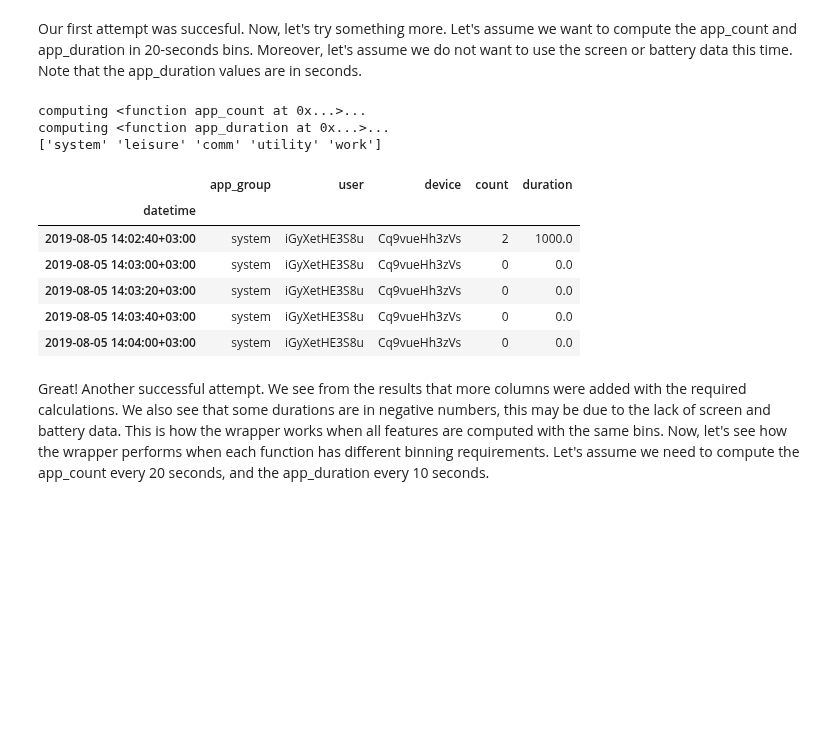
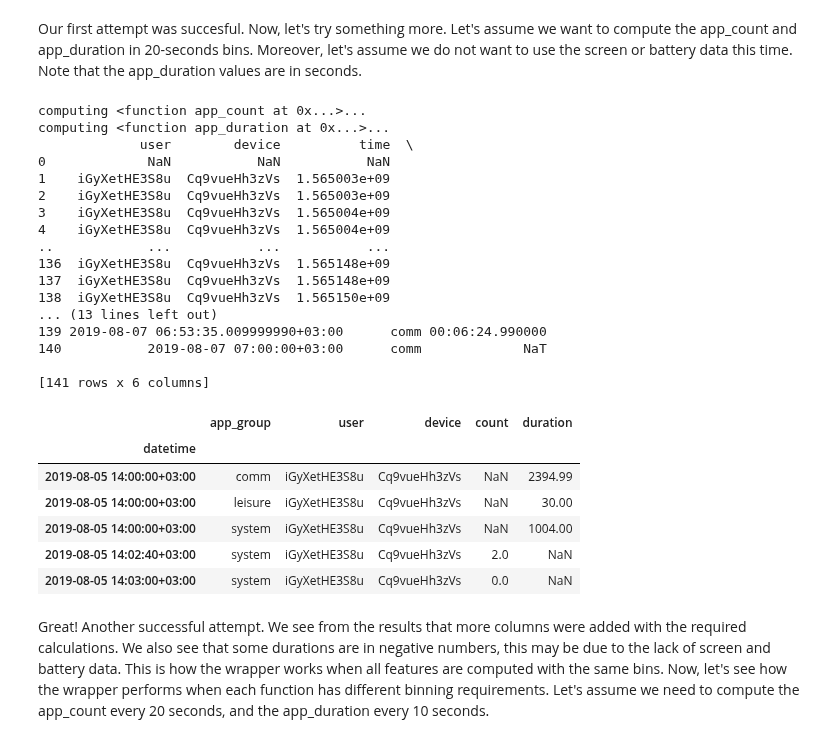
Before and after one commit to digitraceslab/niimpy, a Jupyter notebook: docs/demo_notebooks/application-new.ipynb, the cells around one changed output. Saved outputs shown, nothing was run; the diff lists cells and outputs as text; code cells hidden in the pictures; blank space fills up the shorter version.

Commit message:
Correctly resample app duration

```diff
--- a/docs/demo_notebooks/application-new.ipynb
+++ b/docs/demo_notebooks/application-new.ipynb
@@ -303,20 +303,34 @@ computing <function app_count at 0x...>...
 Our first attempt was succesful. Now, let's try something more. Let's assume we want to compute the app_count and app_duration in 20-seconds bins. Moreover, let's assume we do not want to use the screen or battery data this time. Note that the app_duration values are in seconds.
 # %%
 wrapper_features2 = {app.app_count:{"app_column_name":"application_name", "group_by_columns":['user','device','app_group'], "resample_args":{"rule":"20S"}},
-                     app.app_duration:{"app_column_name":"application_name", "group_by_columns":['user','device', 'app_group'], "resample_args":{"rule":"20S"}}}
+                     app.app_duration:{"app_column_name":"application_name", "group_by_columns":['user','device', 'app_group'], "resample_args":{"rule":"1H"}}}
 results_wrapper = app.extract_features_app(data, empty_bat, empty_screen, features=wrapper_features2)
 results_wrapper.head(5)
 # %% [output]
 computing <function app_count at 0x...>...
 computing <function app_duration at 0x...>...
-['system' 'leisure' 'comm' 'utility' 'work']
+             user        device          time  \
+0             NaN           NaN           NaN
+1    iGyXetHE3S8u  Cq9vueHh3zVs  1.565003e+09
+2    iGyXetHE3S8u  Cq9vueHh3zVs  1.565003e+09
+3    iGyXetHE3S8u  Cq9vueHh3zVs  1.565004e+09
+4    iGyXetHE3S8u  Cq9vueHh3zVs  1.565004e+09
+..            ...           ...           ...
+136  iGyXetHE3S8u  Cq9vueHh3zVs  1.565148e+09
+137  iGyXetHE3S8u  Cq9vueHh3zVs  1.565148e+09
+138  iGyXetHE3S8u  Cq9vueHh3zVs  1.565150e+09
+... (13 lines left out)
+139 2019-08-07 06:53:35.009999990+03:00      comm 00:06:24.990000
+140           2019-08-07 07:00:00+03:00      comm             NaT
+
+[141 rows x 6 columns]
 |  | app_group | user | device | count | duration |
 | datetime |  |  |  |  |  |
-| 2019-08-05 14:02:40+03:00 | system | iGyXetHE3S8u | Cq9vueHh3zVs | 2 | 1000.0 |
-| 2019-08-05 14:03:00+03:00 | system | iGyXetHE3S8u | Cq9vueHh3zVs | 0 | 0.0 |
-| 2019-08-05 14:03:20+03:00 | system | iGyXetHE3S8u | Cq9vueHh3zVs | 0 | 0.0 |
-| 2019-08-05 14:03:40+03:00 | system | iGyXetHE3S8u | Cq9vueHh3zVs | 0 | 0.0 |
-| 2019-08-05 14:04:00+03:00 | system | iGyXetHE3S8u | Cq9vueHh3zVs | 0 | 0.0 |
+| 2019-08-05 14:00:00+03:00 | comm | iGyXetHE3S8u | Cq9vueHh3zVs | NaN | 2394.99 |
+| 2019-08-05 14:00:00+03:00 | leisure | iGyXetHE3S8u | Cq9vueHh3zVs | NaN | 30.00 |
+| 2019-08-05 14:00:00+03:00 | system | iGyXetHE3S8u | Cq9vueHh3zVs | NaN | 1004.00 |
+| 2019-08-05 14:02:40+03:00 | system | iGyXetHE3S8u | Cq9vueHh3zVs | 2.0 | NaN |
+| 2019-08-05 14:03:00+03:00 | system | iGyXetHE3S8u | Cq9vueHh3zVs | 0.0 | NaN |
 # %%
 #results_wrapper[results_wrapper.duration == 7020]
 # %% [markdown]
```
Also changed, not shown: parts of 7 cells of this notebook, 2 other files.
